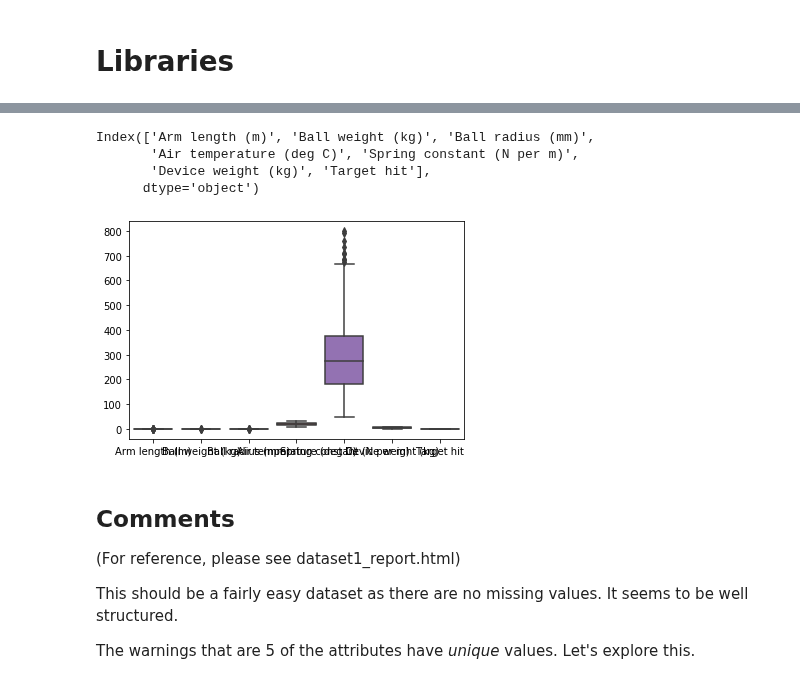
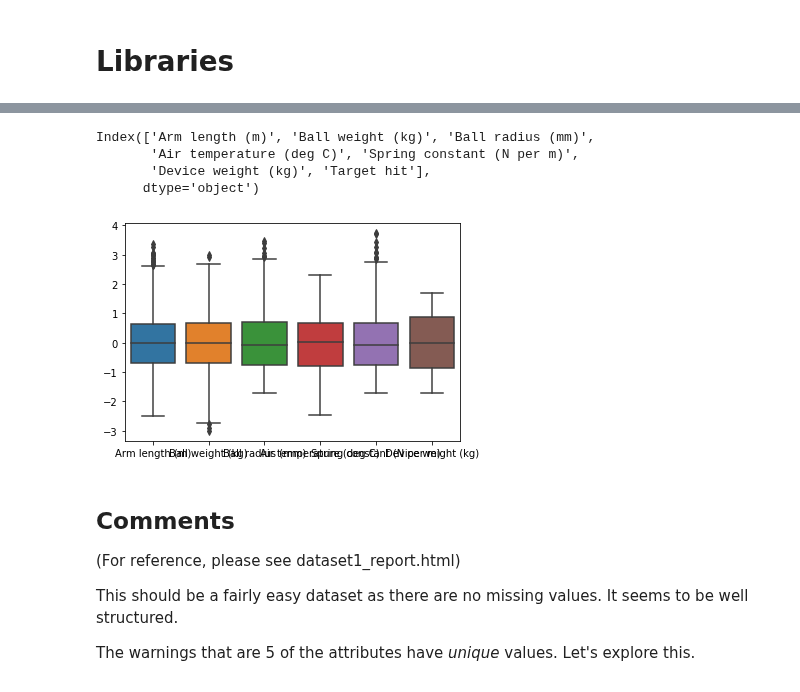
Before and after one commit to namiyousef/Intro_to_ML, a Jupyter notebook: Coursework/EDA.ipynb, the cells around one changed output, grey strips where cells are left out. Saved outputs shown, nothing was run; the diff lists cells and outputs as text; code cells hidden in the pictures.

Commit message:
re-saved file to check the SNS plot for dataset 1

```diff
--- a/Coursework/EDA.ipynb
+++ b/Coursework/EDA.ipynb
@@ -21,14 +21,14 @@ df.head()
 | 3 | 0.216393 | 0.460698 | 0.101122 | 20.0 | 95.025757 | ... |
 | 4 | 0.164084 | 0.391740 | 0.155177 | 11.0 | 104.242640 | ... |
 # %%
-ax = sns.boxplot(data = df)
+ax = sns.boxplot(data = df_scaled)
 df.columns
 # %% [output]
 Index(['Arm length (m)', 'Ball weight (kg)', 'Ball radius (mm)',
        'Air temperature (deg C)', 'Spring constant (N per m)',
        'Device weight (kg)', 'Target hit'],
       dtype='object')
-[figure, old version]
+[figure, new version]
 # %%
 #profile = ProfileReport(df, title="dataset1_report", explorative = True)
 # %%
```
